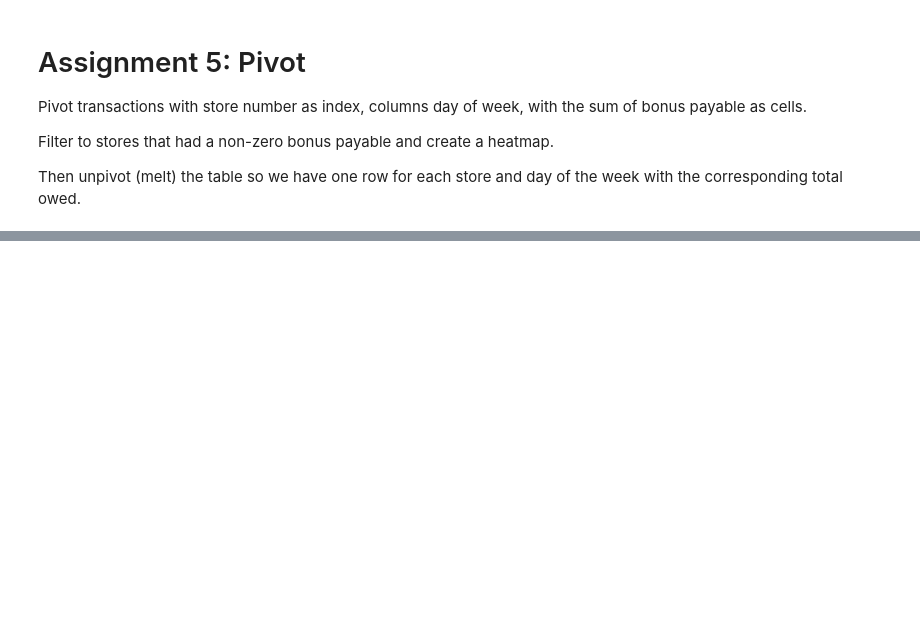
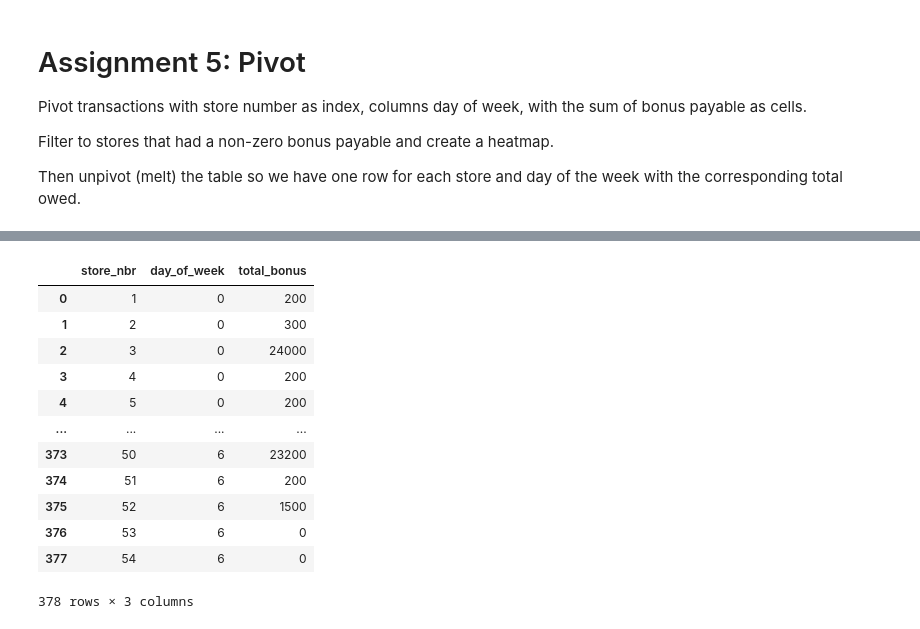
Before and after one commit to atsianis/DataframeAggregations, a Jupyter notebook: section04_aggregations.ipynb, the cells around one changed output, grey strips where cells are left out. Saved outputs shown, nothing was run; the diff lists cells and outputs as text; code cells hidden in the pictures; blank space fills up the shorter version.

```diff
--- a/section04_aggregations.ipynb
+++ b/section04_aggregations.ipynb
@@ -300,0 +339,16 @@ transactions.head()
+# %%
+pivot_table.reset_index().melt(id_vars="store_nbr", value_name="total_bonus")
+# %% [output]
+|  | store_nbr | day_of_week | total_bonus |
+| 0 | 1 | 0 | 200 |
+| 1 | 2 | 0 | 300 |
+| 2 | 3 | 0 | 24000 |
+| 3 | 4 | 0 | 200 |
+| 4 | 5 | 0 | 200 |
+| ... | ... | ... | ... |
+| 373 | 50 | 6 | 23200 |
+| 374 | 51 | 6 | 200 |
+| 375 | 52 | 6 | 1500 |
+| 376 | 53 | 6 | 0 |
+| 377 | 54 | 6 | 0 |
+378 rows × 3 columns
```
Also changed, not shown: parts of 2 cells of this notebook.
